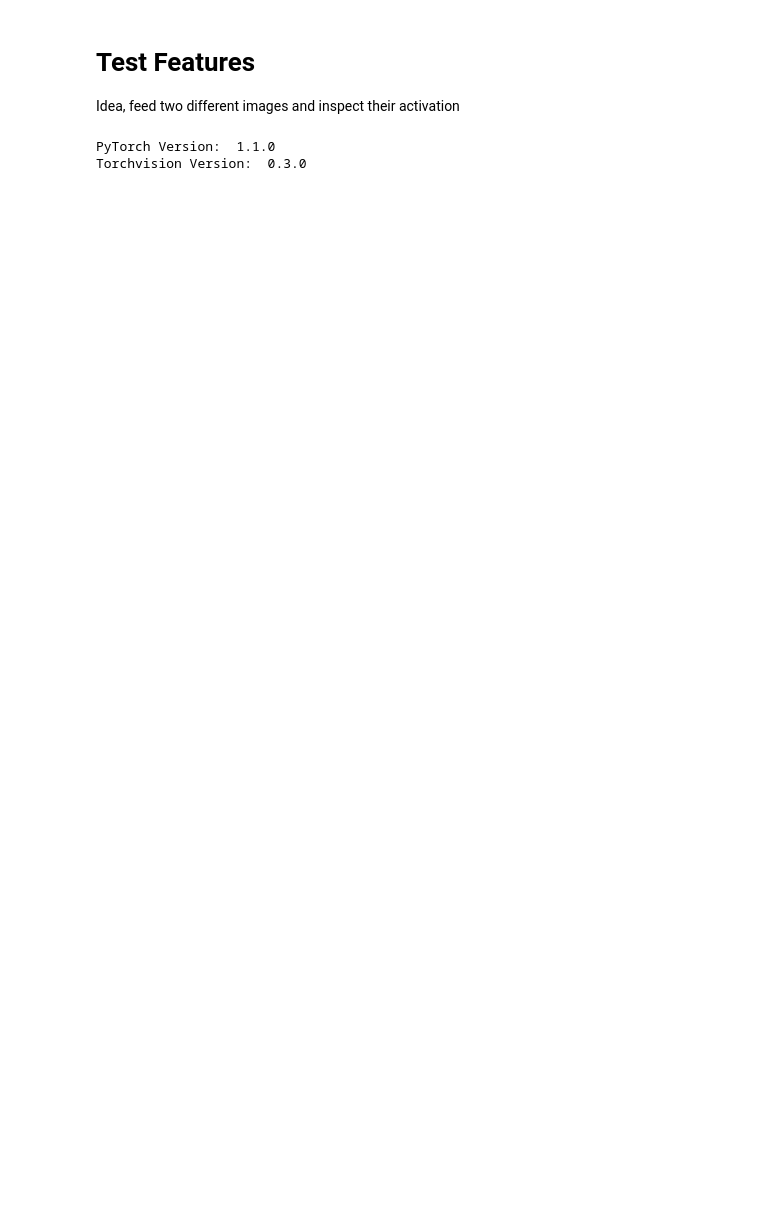
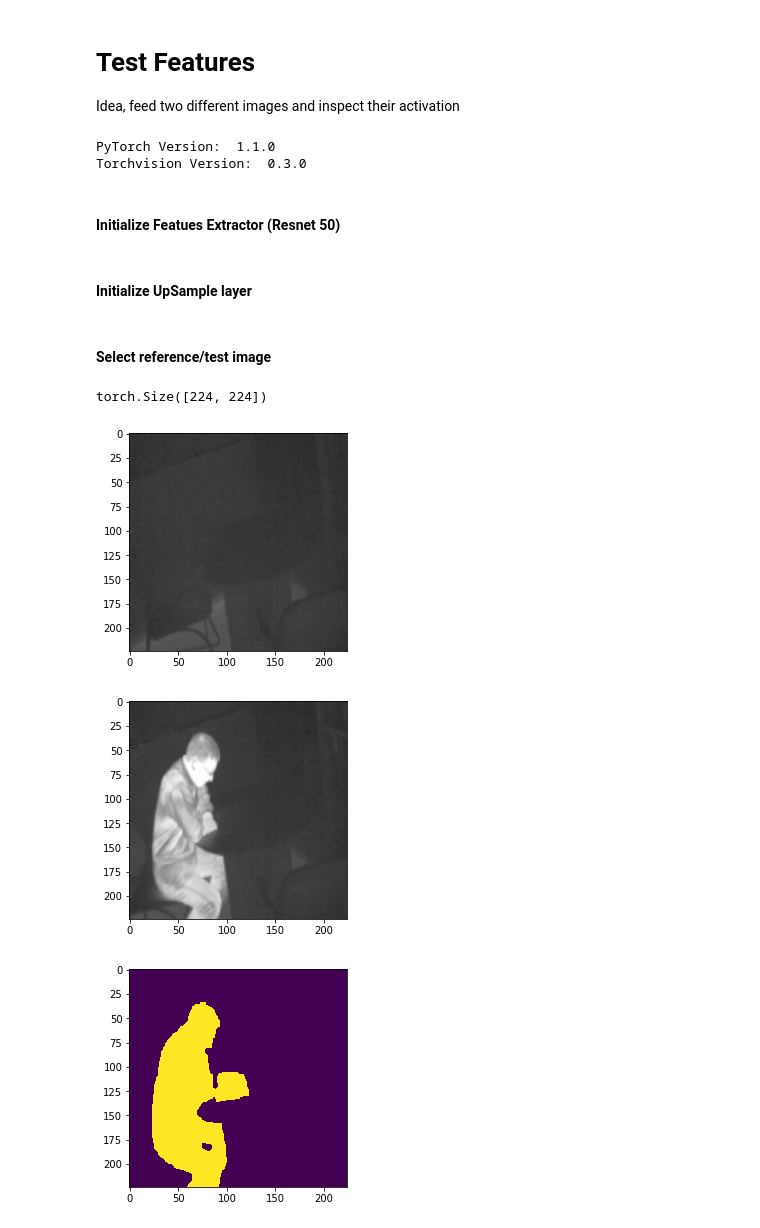
Before and after one commit to leonardoaraujosantos/ChangeNet, a Jupyter notebook: TestFeatures.ipynb, the cells around one changed output. Saved outputs shown, nothing was run; the diff lists cells and outputs as text; code cells hidden in the pictures; blank space fills up the shorter version.

```diff
--- a/TestFeatures.ipynb
+++ b/TestFeatures.ipynb
@@ -41,3 +41,5 @@ data_transforms = {
 # %%
 val_dataset = change_dataset_np.ChangeDatasetNumpy(val_pickle_file, data_transforms['val'])
 val_loader = torch.utils.data.DataLoader(val_dataset, batch_size=batch_size, shuffle=False, num_workers=1)
+# %% [markdown]
+#### Initialize Featues Extractor (Resnet 50)
@@ -43,0 +51,2 @@ val_loader = torch.utils.data.DataLoader(val_dataset, batch_size=batch_size, shu
+# %% [markdown]
+#### Initialize UpSample layer
@@ -43,0 +55,20 @@ val_loader = torch.utils.data.DataLoader(val_dataset, batch_size=batch_size, shu
+# %% [markdown]
+#### Select reference/test image
+# %%
+# 5000
+sample = val_dataset[3]
+reference_img = sample['reference']
+test_img = sample['test']
+label_img = sample['label'].squeeze(0)
+print(label_img.shape)
+plt.imshow(reference_img.permute(1, 2, 0).numpy())
+plt.show()
+plt.imshow(test_img.permute(1, 2, 0).numpy())
+plt.show()
+plt.imshow(label_img.numpy())
+plt.show()
+# %% [output]
+torch.Size([224, 224])
+[figure, added]
+[figure, added]
+[figure, added]
```
Also changed, not shown: parts of 4 cells of this notebook.
